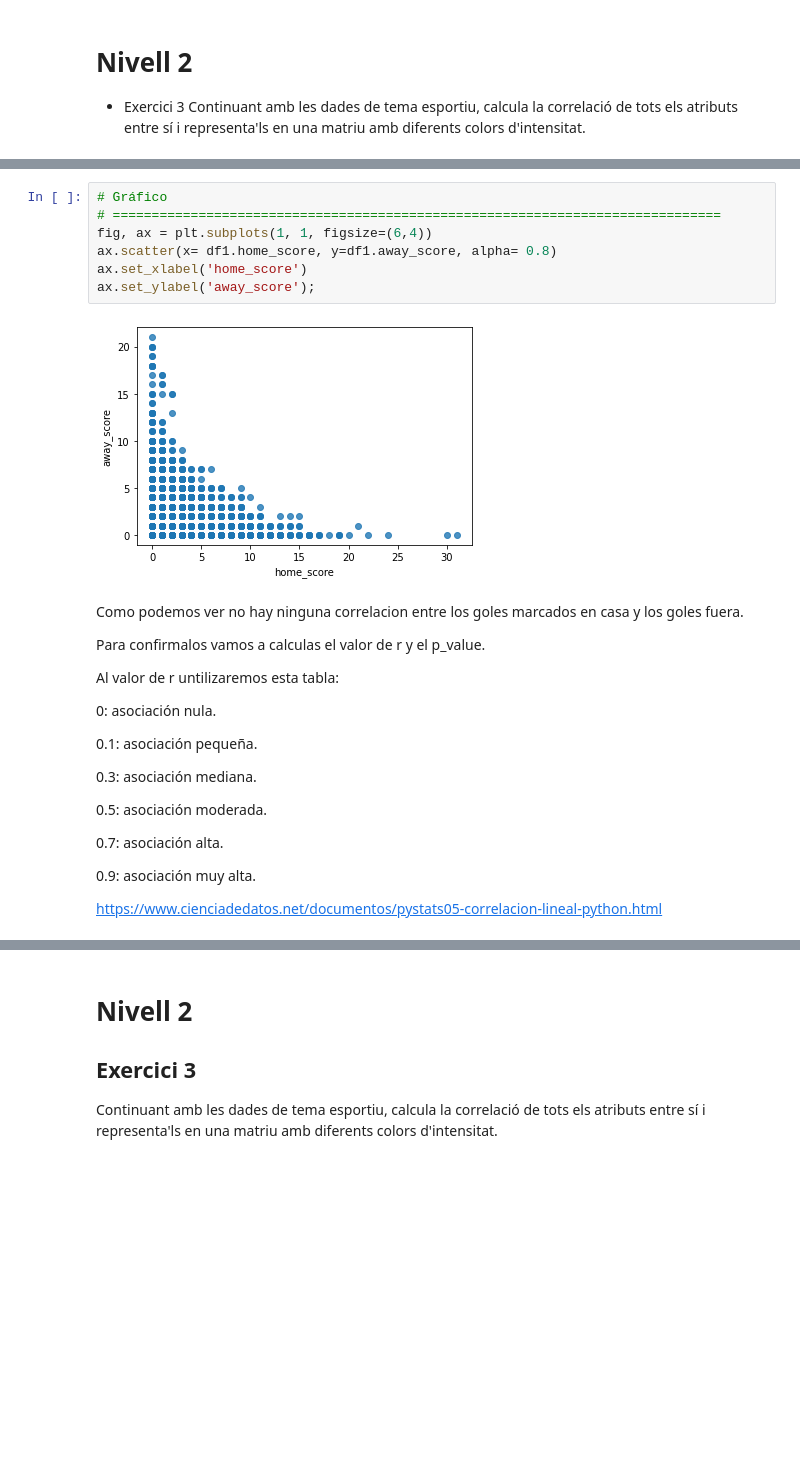
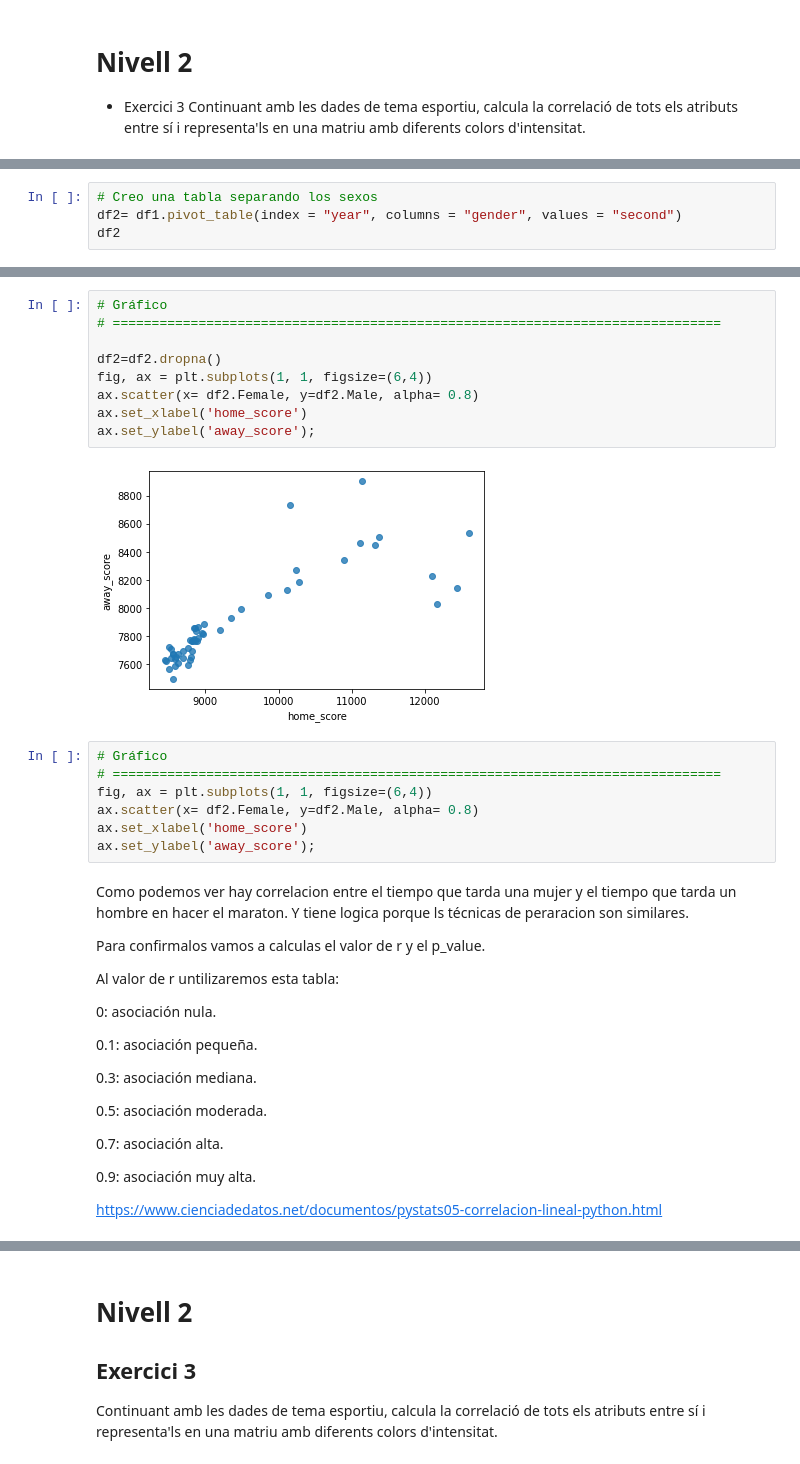
Before and after one commit to JMML2021/0601_Statistics, a Jupyter notebook: 0601_Statistic.ipynb, the cells around one changed output, grey strips where cells are left out. Cells and saved outputs as stored; diff of their text form; blank space fills up the shorter version.

```diff
--- a/0601_Statistic.ipynb
+++ b/0601_Statistic.ipynb
@@ -142,0 +151,4 @@ df1.plot.scatter(x = 'home_score', y = 'away_score', s = 100);
+# %%
+# Creo una tabla separando los sexos
+df2= df1.pivot_table(index = "year", columns = "gender", values = "second")
+df2
@@ -143,14 +170,24 @@ df1.plot.scatter(x = 'home_score', y = 'away_score', s = 100);
+# %%
+# Gráfico
+# ==============================================================================
+
+df2=df2.dropna()
+fig, ax = plt.subplots(1, 1, figsize=(6,4))
+ax.scatter(x= df2.Female, y=df2.Male, alpha= 0.8)
+ax.set_xlabel('home_score')
+ax.set_ylabel('away_score');
+# %% [output]
+[figure, added]
 # %%
 # Gráfico
 # ==============================================================================
 fig, ax = plt.subplots(1, 1, figsize=(6,4))
-ax.scatter(x= df1.home_score, y=df1.away_score, alpha= 0.8)
+ax.scatter(x= df2.Female, y=df2.Male, alpha= 0.8)
 ax.set_xlabel('home_score')
 ax.set_ylabel('away_score');
-# %% [output]
-[figure, removed]
 # %% [markdown]
-Como podemos ver no hay ninguna correlacion entre los goles marcados en casa y los goles fuera.
+Como podemos ver hay correlacion entre el tiempo que tarda una mujer y el tiempo que tarda un hombre en hacer el maraton.
+Y tiene logica porque ls técnicas de peraracion son similares.
 
 Para confirmalos vamos a calculas el valor de r y el p_value.
 
```
Also changed, not shown: parts of 15 cells of this notebook.
